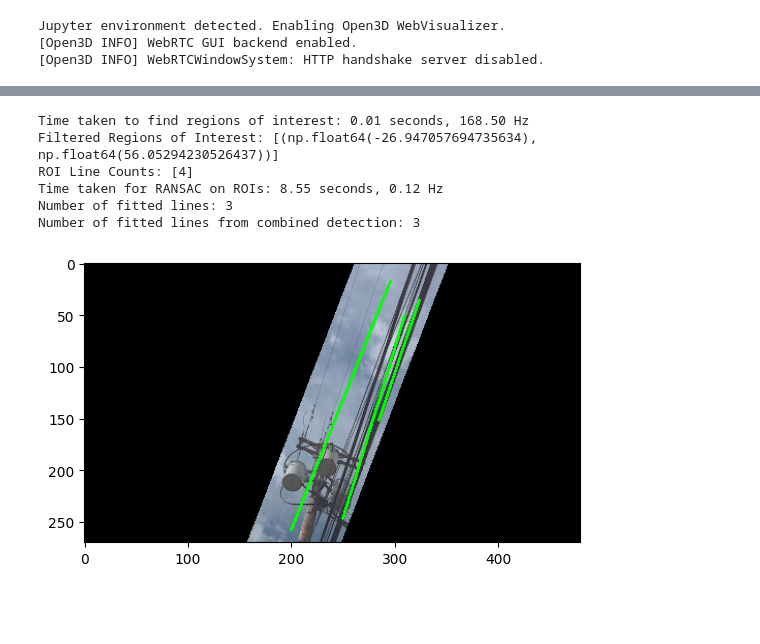
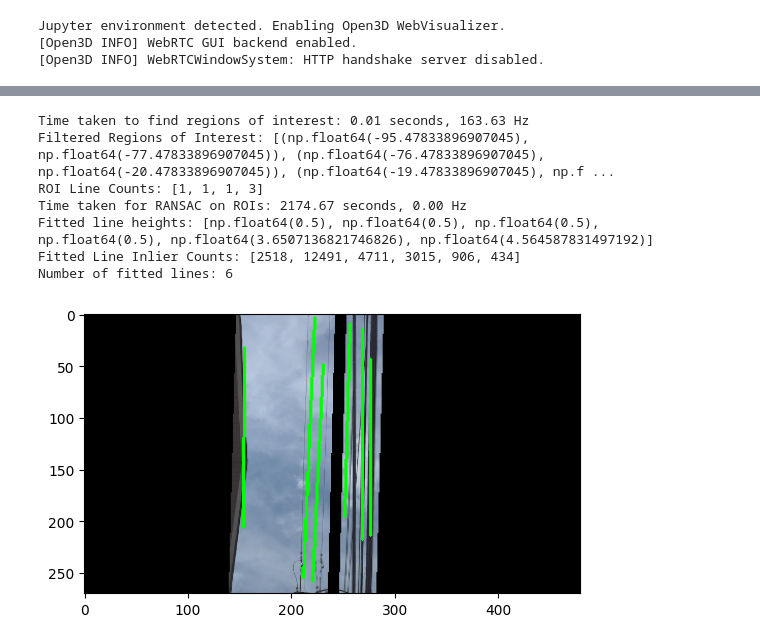
Before and after one commit to tharp789/wire_detection_tests, a Jupyter notebook: 3d_wire_detect_frame.ipynb, the cells around one changed output, grey strips where cells are left out. Drawn from its saved outputs; the diff is of its cells as text; code cells hidden in the pictures; blank space fills up the shorter version.

```diff
--- a/3d_wire_detect_frame.ipynb
+++ b/3d_wire_detect_frame.ipynb
@@ -21,8 +21,8 @@ with open('wire_detect_config.yaml', 'r') as file:
 folder = '/media/tyler/Storage/Research/Datasets/wire_tracking_05-07_40fov/'
 # folder = '/media/tyler/Storage/field_tests/street_wire_experiments/wire_tracking_05-07_40fov/'
 # folder = '/home/tyler/Documents/wire_tracking_05-07_40fov/'
-target_timestamp = 1746650648952882464 # straight wire not working
-# target_timestamp = 1746650644465219840 # straight wire
+# target_timestamp = 1746650648952882464 # straight wire not working
+target_timestamp = 1746650644465219840 # straight wire
 # target_timestamp = 1746650656862302432 # angled wire
 
 # folder = '/media/tyler/Storage/field_tests/acfa_3-21/'
@@ -107,33 +107,36 @@ Time taken for 2D wire detection: 0.00 seconds, 323.70 Hz
 # %%
 start_time = time.perf_counter()
 regions_of_interest, roi_line_counts = wire_detector.find_regions_of_interest(depth, avg_angle, midpoint_dists_wrt_center)
 end_time = time.perf_counter()
 print(f"Time taken to find regions of interest: {end_time - start_time:.2f} seconds, {1 / (end_time - start_time):.2f} Hz")
 print(f"Filtered Regions of Interest: {regions_of_interest}")
 print(f"ROI Line Counts: {roi_line_counts}")
 
 start_time = time.perf_counter()
-fitted_lines, roi_pcs, roi_point_colors, rgb_masked = wire_detector.ransac_on_rois(regions_of_interest, roi_line_counts, avg_angle, depth, viz_img=img)
+fitted_lines, line_inlier_counts, roi_pcs, roi_point_colors, rgb_masked = wire_detector.ransac_on_rois(regions_of_interest, roi_line_counts, avg_angle, depth, viz_img=img)
 end_time = time.perf_counter()
 print(f"Time taken for RANSAC on ROIs: {end_time - start_time:.2f} seconds, {1 / (end_time - start_time):.2f} Hz")
+print(f"Fitted line heights: {[(line[0][2] + line[1][2]) / 2 for line in fitted_lines]}")
+print(f"Fitted Line Inlier Counts: {line_inlier_counts}")
 print(f"Number of fitted lines: {len(fitted_lines)}")
 
 
 for fitted_line in fitted_lines:
     rgb_masked = vu.draw_3d_line_on_image(rgb_masked, fitted_line, camera_intrinsics, color=(0, 255, 0), thickness=2)
 
 cv2.imwrite('detect_3d_output/ransac_2d_projection.jpg', rgb_masked)
 plt.figure()
 plt.imshow(cv2.cvtColor(rgb_masked, cv2.COLOR_BGR2RGB))
 plt.show()
 # %% [output]
-Time taken to find regions of interest: 0.01 seconds, 168.50 Hz
-Filtered Regions of Interest: [(np.float64(-26.947057694735634), np.float64(56.05294230526437))]
-ROI Line Counts: [4]
-Time taken for RANSAC on ROIs: 8.55 seconds, 0.12 Hz
-Number of fitted lines: 3
-Number of fitted lines from combined detection: 3
+Time taken to find regions of interest: 0.01 seconds, 163.63 Hz
+Filtered Regions of Interest: [(np.float64(-95.47833896907045), np.float64(-77.47833896907045)), (np.float64(-76.47833896907045), np.float64(-20.47833896907045)), (np.float64(-19.47833896907045), np.f ...
+ROI Line Counts: [1, 1, 1, 3]
+Time taken for RANSAC on ROIs: 2174.67 seconds, 0.00 Hz
+Fitted line heights: [np.float64(0.5), np.float64(0.5), np.float64(0.5), np.float64(0.5), np.float64(3.6507136821746826), np.float64(4.564587831497192)]
+Fitted Line Inlier Counts: [2518, 12491, 4711, 3015, 906, 434]
+Number of fitted lines: 6
-[figure, old version]
+[figure, new version]
 # %%
 renderer, material = vu.create_renderer()
 vu.capture_fitted_lines_in_image(renderer, material, "detect_3d_output/ransac_3d_rendering.png", fitted_lines, roi_pcs, roi_point_colors)
```
Also changed, not shown: parts of 3 cells of this notebook, 8 other files.
